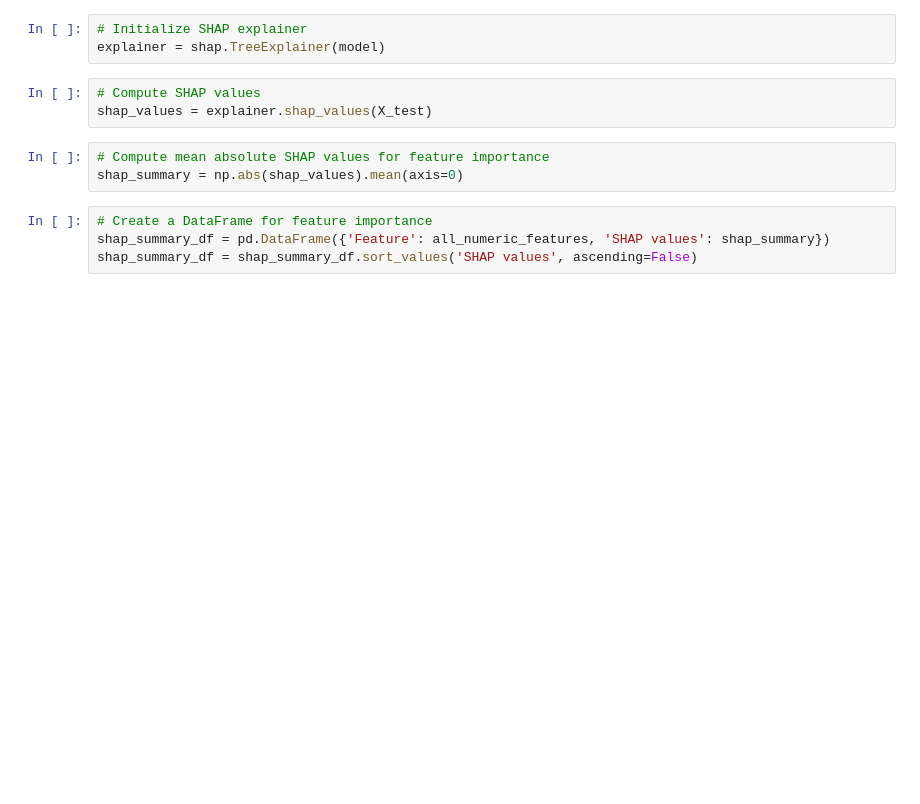
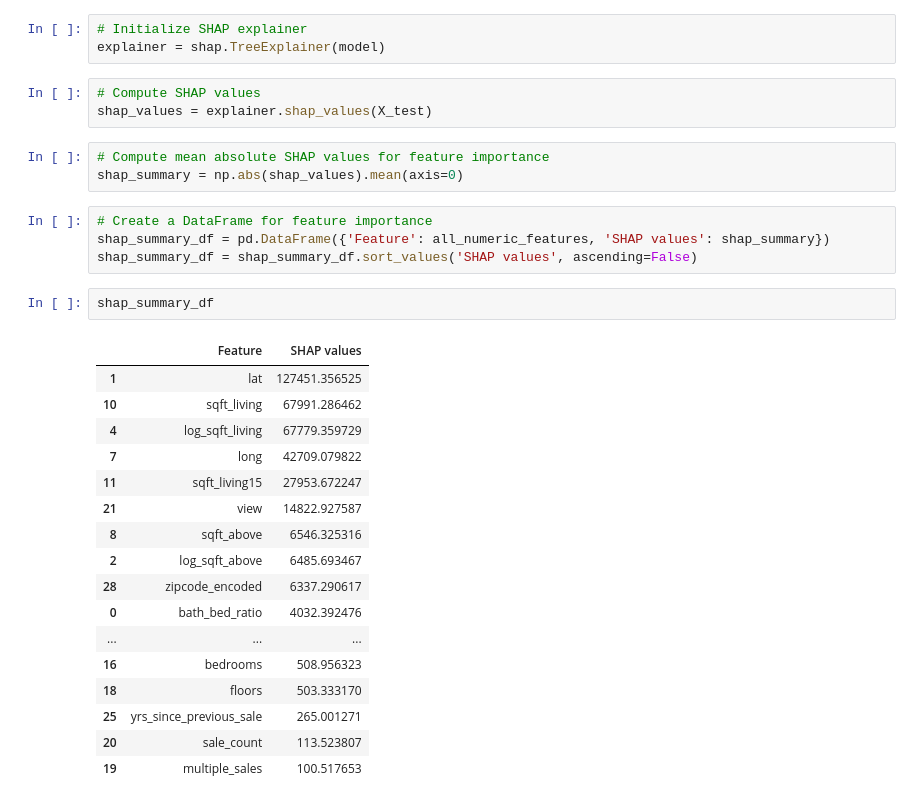
Before and after one commit to martaverfer/mini-project-ironkaggle, a Jupyter notebook: notebooks/feature_engineering.ipynb, the cells around one changed output. Saved outputs shown, nothing was run; the diff lists cells and outputs as text; blank space fills up the shorter version.

```diff
--- a/notebooks/feature_engineering.ipynb
+++ b/notebooks/feature_engineering.ipynb
@@ -279,3 +279,23 @@ shap_summary = np.abs(shap_values).mean(axis=0)
 # Create a DataFrame for feature importance
 shap_summary_df = pd.DataFrame({'Feature': all_numeric_features, 'SHAP values': shap_summary})
 shap_summary_df = shap_summary_df.sort_values('SHAP values', ascending=False)
+# %%
+shap_summary_df
+# %% [output]
+|  | Feature | SHAP values |
+| 1 | lat | 127451.356525 |
+| 10 | sqft_living | 67991.286462 |
+| 4 | log_sqft_living | 67779.359729 |
+| 7 | long | 42709.079822 |
+| 11 | sqft_living15 | 27953.672247 |
+| 21 | view | 14822.927587 |
+| 8 | sqft_above | 6546.325316 |
+| 2 | log_sqft_above | 6485.693467 |
+| 28 | zipcode_encoded | 6337.290617 |
+| 0 | bath_bed_ratio | 4032.392476 |
+| ... | ... | ... |
+| 16 | bedrooms | 508.956323 |
+| 18 | floors | 503.333170 |
+| 25 | yrs_since_previous_sale | 265.001271 |
+| 20 | sale_count | 113.523807 |
+| 19 | multiple_sales | 100.517653 |
```
